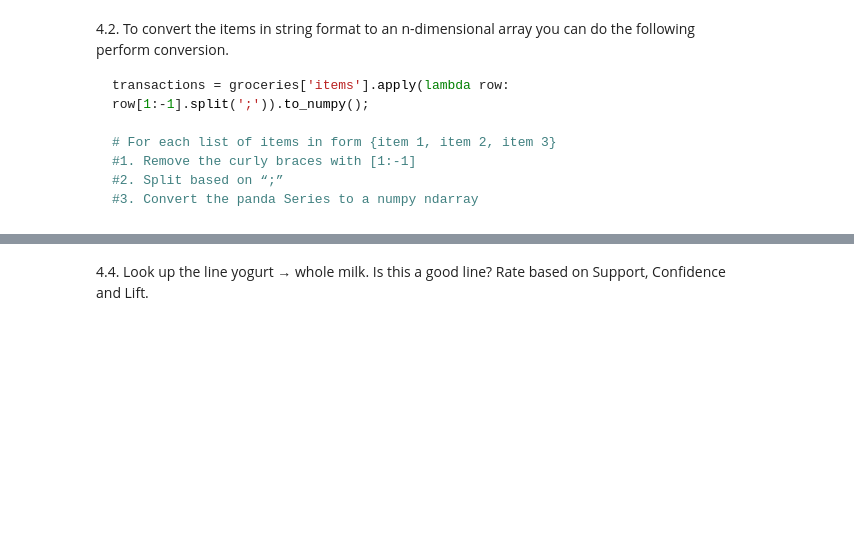
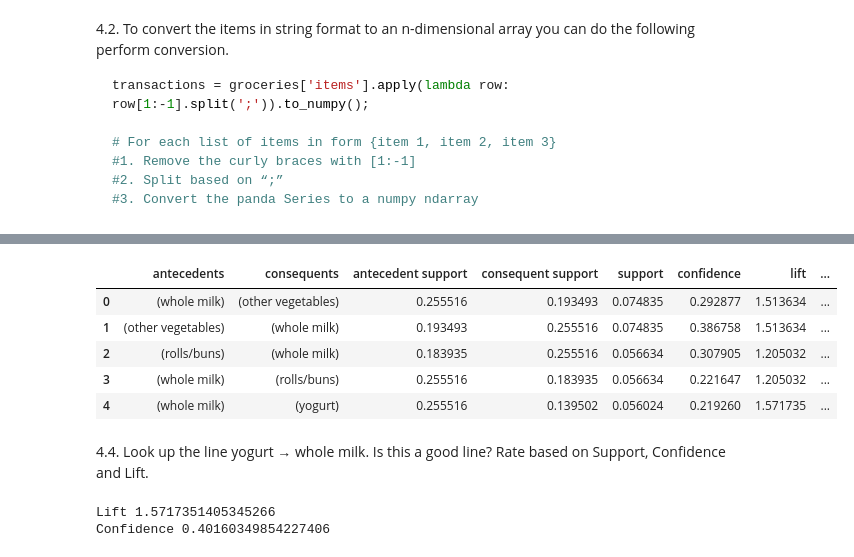
Before and after one commit to EliasDeHondt/DataScience2, a Jupyter notebook: W18P3/Exercises Repetition.ipynb, the cells around one changed output, grey strips where cells are left out. Cells and saved outputs as stored; diff of their text form; code cells hidden in the pictures; blank space fills up the shorter version.

```diff
--- a/W18P3/Exercises Repetition.ipynb
+++ b/W18P3/Exercises Repetition.ipynb
@@ -93,3 +212,12 @@ print(transactions)
 - minimum confidence = `0.1`
 - minimum lengte = `2`
 - maximum lengte = `5`
+# %%
+min_support = 0.05
+min_confidence = 0.1
+min_lengte = 2
+max_lengte = 5
+# %%
+# Apriori algorithm
+item_sets_apriori = apriori(transactionstable, min_support=min_support, use_colnames=True, max_len=max_lengte)
+display(item_sets_apriori.head())
@@ -96,2 +231,18 @@ print(transactions)
+# %%
+rules_apriori = association_rules(item_sets_apriori, metric='confidence', min_threshold=min_confidence)
+display(rules_apriori.head())
+# %% [output]
+|  | antecedents | consequents | antecedent support | consequent support | support | confidence | lift | ... |
+| 0 | (whole milk) | (other vegetables) | 0.255516 | 0.193493 | 0.074835 | 0.292877 | 1.513634 | ... |
+| 1 | (other vegetables) | (whole milk) | 0.193493 | 0.255516 | 0.074835 | 0.386758 | 1.513634 | ... |
+| 2 | (rolls/buns) | (whole milk) | 0.183935 | 0.255516 | 0.056634 | 0.307905 | 1.205032 | ... |
+| 3 | (whole milk) | (rolls/buns) | 0.255516 | 0.183935 | 0.056634 | 0.221647 | 1.205032 | ... |
+| 4 | (whole milk) | (yogurt) | 0.255516 | 0.139502 | 0.056024 | 0.219260 | 1.571735 | ... |
 # %% [markdown]
 4.4. Look up the line yogurt → whole milk. Is this a good line? Rate based on Support, Confidence and Lift.
+# %%
+print("Lift", rules_apriori.sort_values(by='confidence', ascending=False).head(1)['lift'].values[0])
+print("Confidence", rules_apriori.sort_values(by='confidence', ascending=False).head(1)['confidence'].values[0])
+# %% [output]
+Lift 1.5717351405345266
+Confidence 0.40160349854227406
```
Also changed, not shown: parts of 33 cells of this notebook, 1 other file.
